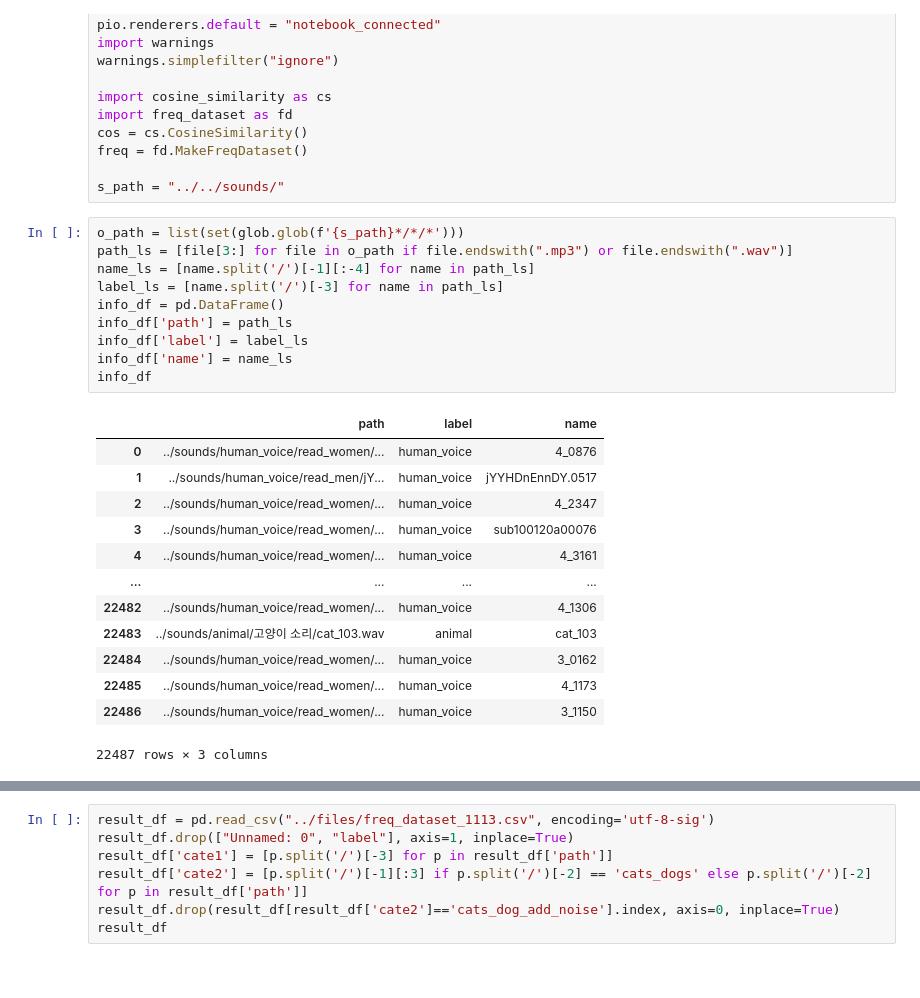
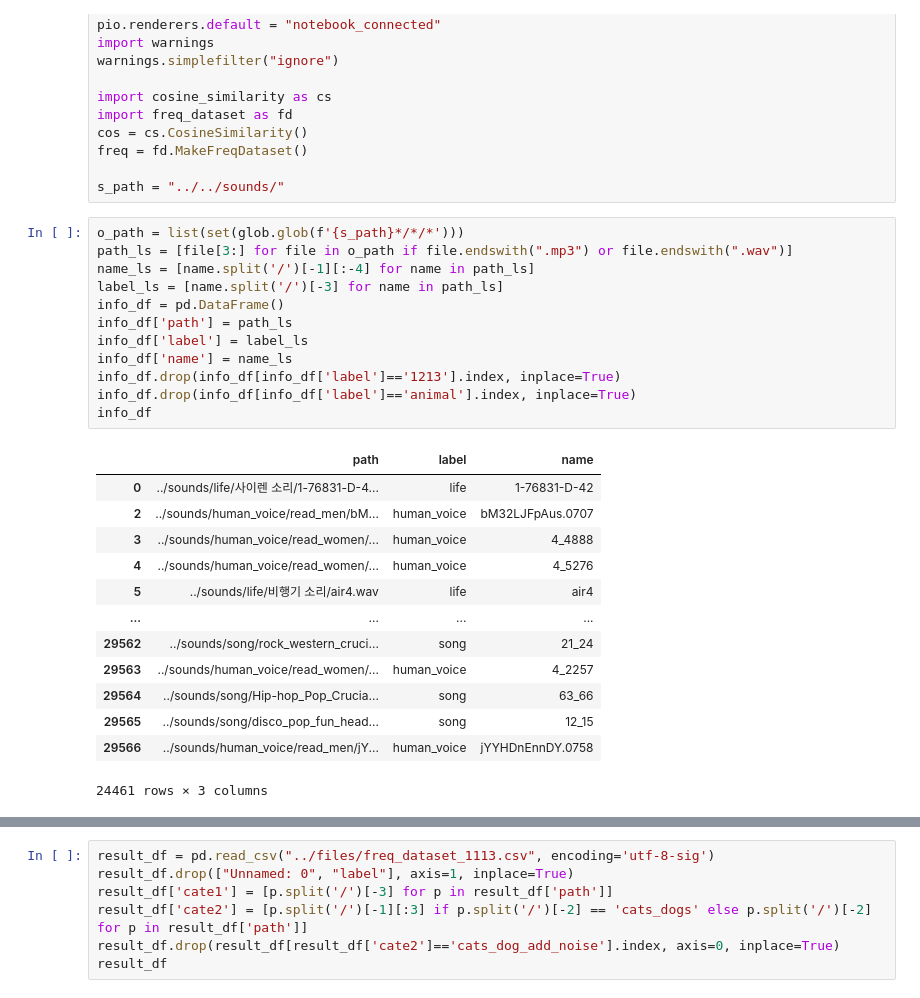
Before and after one commit to HyunjinKIM-Chloe/sai, a Jupyter notebook: codes/human_sound_trial_report_1114.ipynb, the cells around one changed output, grey strips where cells are left out. Cells and saved outputs as stored; diff of their text form.

```diff
--- a/codes/human_sound_trial_report_1114.ipynb
+++ b/codes/human_sound_trial_report_1114.ipynb
@@ -26,24 +26,26 @@ s_path = "../../sounds/"
 # %%
 o_path = list(set(glob.glob(f'{s_path}*/*/*')))
 path_ls = [file[3:] for file in o_path if file.endswith(".mp3") or file.endswith(".wav")]
 name_ls = [name.split('/')[-1][:-4] for name in path_ls]
 label_ls = [name.split('/')[-3] for name in path_ls]
 info_df = pd.DataFrame()
 info_df['path'] = path_ls
 info_df['label'] = label_ls
 info_df['name'] = name_ls
+info_df.drop(info_df[info_df['label']=='1213'].index, inplace=True)
+info_df.drop(info_df[info_df['label']=='animal'].index, inplace=True)
 info_df
 # %% [output]
 |  | path | label | name |
-| 0 | ../sounds/human_voice/read_women/... | human_voice | 4_0876 |
-| 1 | ../sounds/human_voice/read_men/jY... | human_voice | jYYHDnEnnDY.0517 |
-| 2 | ../sounds/human_voice/read_women/... | human_voice | 4_2347 |
-| 3 | ../sounds/human_voice/read_women/... | human_voice | sub100120a00076 |
-| 4 | ../sounds/human_voice/read_women/... | human_voice | 4_3161 |
+| 0 | ../sounds/life/사이렌 소리/1-76831-D-4... | life | 1-76831-D-42 |
+| 2 | ../sounds/human_voice/read_men/bM... | human_voice | bM32LJFpAus.0707 |
+| 3 | ../sounds/human_voice/read_women/... | human_voice | 4_4888 |
+| 4 | ../sounds/human_voice/read_women/... | human_voice | 4_5276 |
+| 5 | ../sounds/life/비행기 소리/air4.wav | life | air4 |
 | ... | ... | ... | ... |
-| 22482 | ../sounds/human_voice/read_women/... | human_voice | 4_1306 |
-| 22483 | ../sounds/animal/고양이 소리/cat_103.wav | animal | cat_103 |
-| 22484 | ../sounds/human_voice/read_women/... | human_voice | 3_0162 |
-| 22485 | ../sounds/human_voice/read_women/... | human_voice | 4_1173 |
-| 22486 | ../sounds/human_voice/read_women/... | human_voice | 3_1150 |
+| 29562 | ../sounds/song/rock_western_cruci... | song | 21_24 |
+| 29563 | ../sounds/human_voice/read_women/... | human_voice | 4_2257 |
+| 29564 | ../sounds/song/Hip-hop_Pop_Crucia... | song | 63_66 |
+| 29565 | ../sounds/song/disco_pop_fun_head... | song | 12_15 |
+| 29566 | ../sounds/human_voice/read_men/jY... | human_voice | jYYHDnEnnDY.0758 |
-22487 rows × 3 columns
+24461 rows × 3 columns
```
Also changed, not shown: parts of 1 cell of this notebook, 4 other files.
